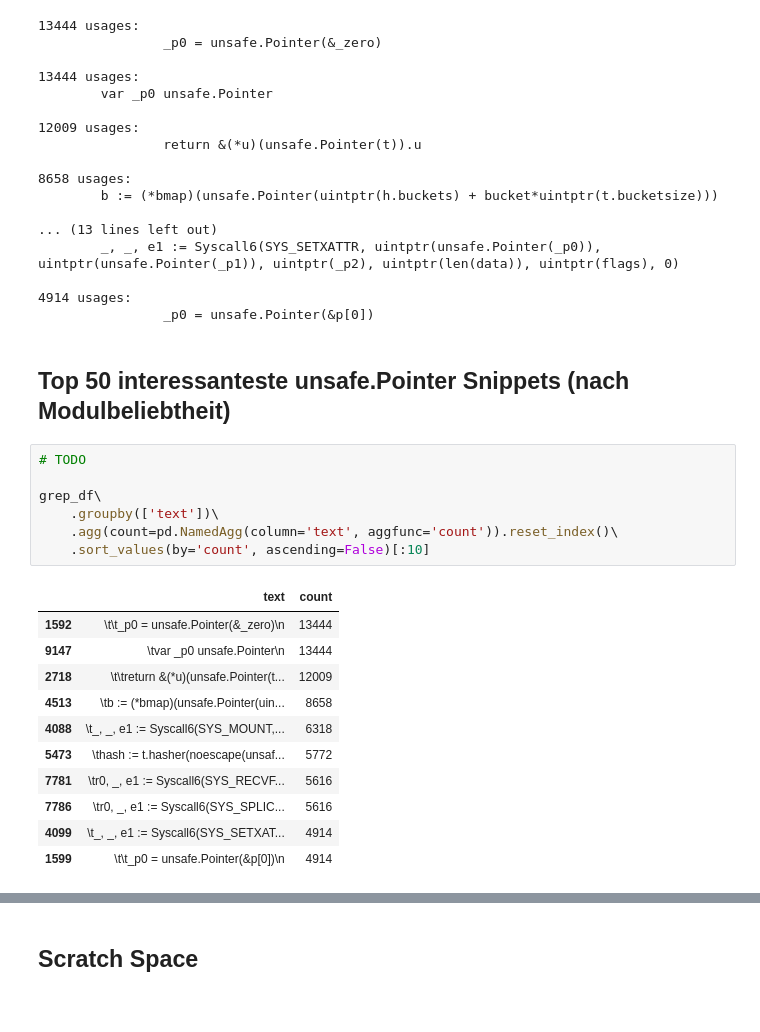
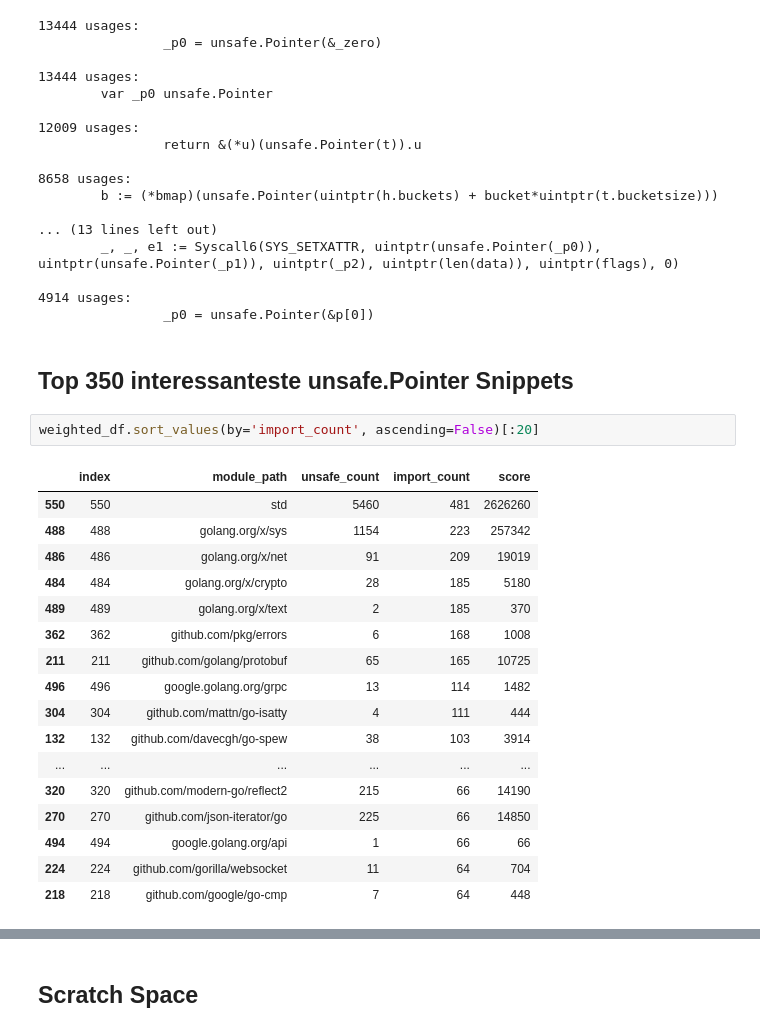
Before and after one commit to jlauinger/master-of-science, a Jupyter notebook: code/data-survey/analysis/data-exploration.ipynb, the cells around one changed output, grey strips where cells are left out. Saved outputs shown, nothing was run; the diff lists cells and outputs as text.

```diff
--- a/code/data-survey/analysis/data-exploration.ipynb
+++ b/code/data-survey/analysis/data-exploration.ipynb
@@ -996,23 +999,24 @@ for i, usage in usages.iterrows():
 4914 usages:
                 _p0 = unsafe.Pointer(&p[0])
 # %% [markdown]
-## Top 50 interessanteste unsafe.Pointer Snippets (nach Modulbeliebtheit)
+## Top 350 interessanteste unsafe.Pointer Snippets
-# %%
-# TODO
-
-grep_df\
-    .groupby(['text'])\
-    .agg(count=pd.NamedAgg(column='text', aggfunc='count')).reset_index()\
-    .sort_values(by='count', ascending=False)[:10]
-# %% [output]
-|  | text | count |
-| 1592 | \t\t_p0 = unsafe.Pointer(&_zero)\n | 13444 |
-| 9147 | \tvar _p0 unsafe.Pointer\n | 13444 |
-| 2718 | \t\treturn &(*u)(unsafe.Pointer(t... | 12009 |
-| 4513 | \tb := (*bmap)(unsafe.Pointer(uin... | 8658 |
-| 4088 | \t_, _, e1 := Syscall6(SYS_MOUNT,... | 6318 |
-| 5473 | \thash := t.hasher(noescape(unsaf... | 5772 |
-| 7781 | \tr0, _, e1 := Syscall6(SYS_RECVF... | 5616 |
-| 7786 | \tr0, _, e1 := Syscall6(SYS_SPLIC... | 5616 |
-| 4099 | \t_, _, e1 := Syscall6(SYS_SETXAT... | 4914 |
-| 1599 | \t\t_p0 = unsafe.Pointer(&p[0])\n | 4914 |
+# %%
+weighted_df.sort_values(by='import_count', ascending=False)[:20]
+# %% [output]
+|  | index | module_path | unsafe_count | import_count | score |
+| 550 | 550 | std | 5460 | 481 | 2626260 |
+| 488 | 488 | golang.org/x/sys | 1154 | 223 | 257342 |
+| 486 | 486 | golang.org/x/net | 91 | 209 | 19019 |
+| 484 | 484 | golang.org/x/crypto | 28 | 185 | 5180 |
+| 489 | 489 | golang.org/x/text | 2 | 185 | 370 |
+| 362 | 362 | github.com/pkg/errors | 6 | 168 | 1008 |
+| 211 | 211 | github.com/golang/protobuf | 65 | 165 | 10725 |
+| 496 | 496 | google.golang.org/grpc | 13 | 114 | 1482 |
+| 304 | 304 | github.com/mattn/go-isatty | 4 | 111 | 444 |
+| 132 | 132 | github.com/davecgh/go-spew | 38 | 103 | 3914 |
+| ... | ... | ... | ... | ... | ... |
+| 320 | 320 | github.com/modern-go/reflect2 | 215 | 66 | 14190 |
+| 270 | 270 | github.com/json-iterator/go | 225 | 66 | 14850 |
+| 494 | 494 | google.golang.org/api | 1 | 66 | 66 |
+| 224 | 224 | github.com/gorilla/websocket | 11 | 64 | 704 |
+| 218 | 218 | github.com/google/go-cmp | 7 | 64 | 448 |
```
Also changed, not shown: parts of 17 cells of this notebook.
